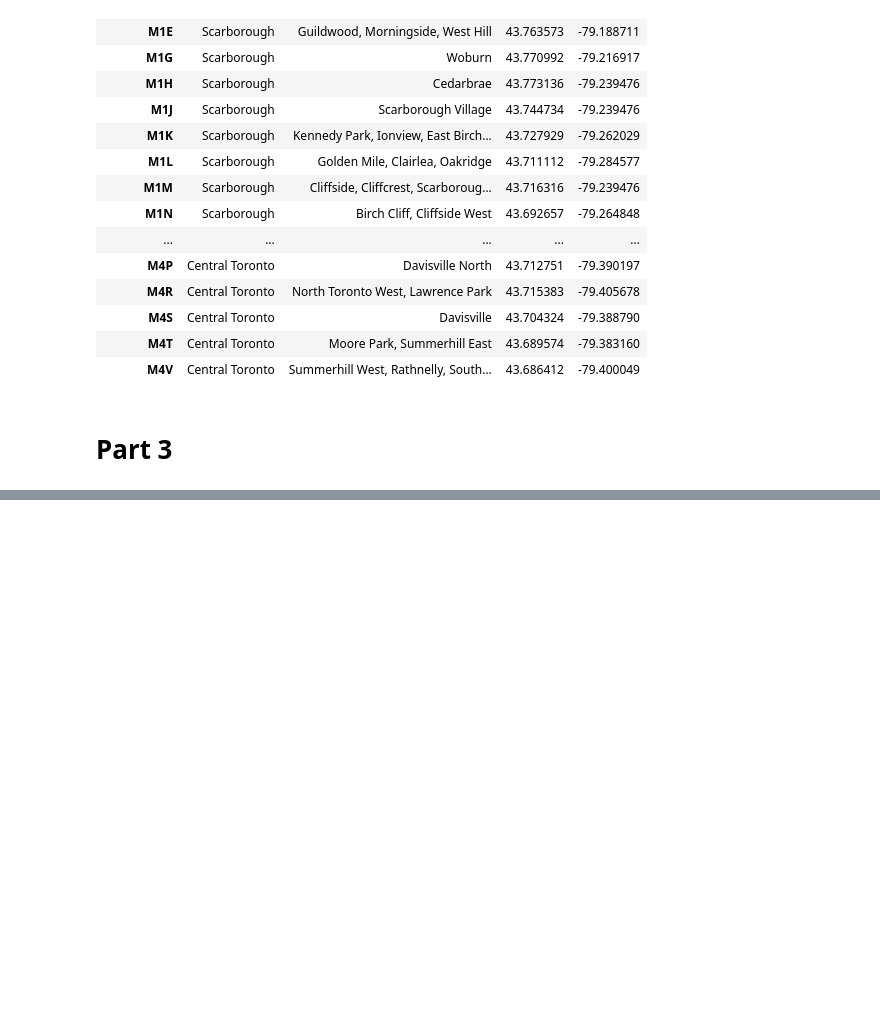
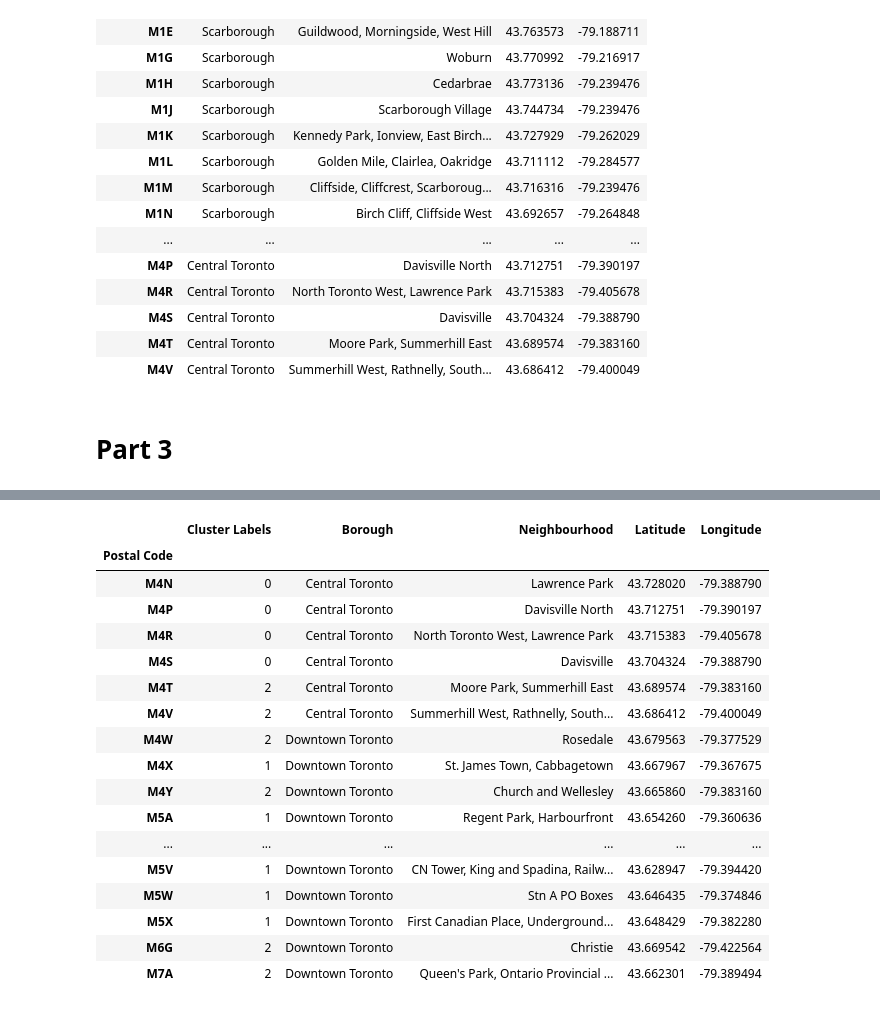
Before and after one commit to AntonijMijo/neighbourhoods-battle, a Jupyter notebook: neighbourhoods_of_Toronto.ipynb, the cells around one changed output, grey strips where cells are left out. Saved outputs shown, nothing was run; the diff lists cells and outputs as text; code cells hidden in the pictures; blank space fills up the shorter version.

```diff
--- a/neighbourhoods_of_Toronto.ipynb
+++ b/neighbourhoods_of_Toronto.ipynb
@@ -187,0 +166,4 @@ downtown_data
+# %%
+toronto_data = toronto_neighbourhoods[(toronto_neighbourhoods['Borough'].str.contains('Downtown', regex=False)
+                                     | toronto_neighbourhoods['Borough'].str.contains('Central', regex=False))]
+toronto_data
@@ -187,0 +204,28 @@ downtown_data
+# %%
+#Using k means clustering
+from sklearn.cluster import KMeans
+k=3
+toronto_clustering = toronto_data.drop(['Borough','Neighbourhood'],1)
+kmeans = KMeans(n_clusters = k,random_state=0).fit(toronto_clustering)
+kmeans.labels_
+toronto_data.insert(0, 'Cluster Labels', kmeans.labels_)
+toronto_data
+# %% [output]
+|  | Cluster Labels | Borough | Neighbourhood | Latitude | Longitude |
+| Postal Code |  |  |  |  |  |
+| M4N | 0 | Central Toronto | Lawrence Park | 43.728020 | -79.388790 |
+| M4P | 0 | Central Toronto | Davisville North | 43.712751 | -79.390197 |
+| M4R | 0 | Central Toronto | North Toronto West, Lawrence Park | 43.715383 | -79.405678 |
+| M4S | 0 | Central Toronto | Davisville | 43.704324 | -79.388790 |
+| M4T | 2 | Central Toronto | Moore Park, Summerhill East | 43.689574 | -79.383160 |
+| M4V | 2 | Central Toronto | Summerhill West, Rathnelly, South... | 43.686412 | -79.400049 |
+| M4W | 2 | Downtown Toronto | Rosedale | 43.679563 | -79.377529 |
+| M4X | 1 | Downtown Toronto | St. James Town, Cabbagetown | 43.667967 | -79.367675 |
+| M4Y | 2 | Downtown Toronto | Church and Wellesley | 43.665860 | -79.383160 |
+| M5A | 1 | Downtown Toronto | Regent Park, Harbourfront | 43.654260 | -79.360636 |
+| ... | ... | ... | ... | ... | ... |
+| M5V | 1 | Downtown Toronto | CN Tower, King and Spadina, Railw... | 43.628947 | -79.394420 |
+| M5W | 1 | Downtown Toronto | Stn A PO Boxes | 43.646435 | -79.374846 |
+| M5X | 1 | Downtown Toronto | First Canadian Place, Underground... | 43.648429 | -79.382280 |
+| M6G | 2 | Downtown Toronto | Christie | 43.669542 | -79.422564 |
+| M7A | 2 | Downtown Toronto | Queen's Park, Ontario Provincial ... | 43.662301 | -79.389494 |
```
Also changed, not shown: parts of 6 cells of this notebook, 2 other files.
